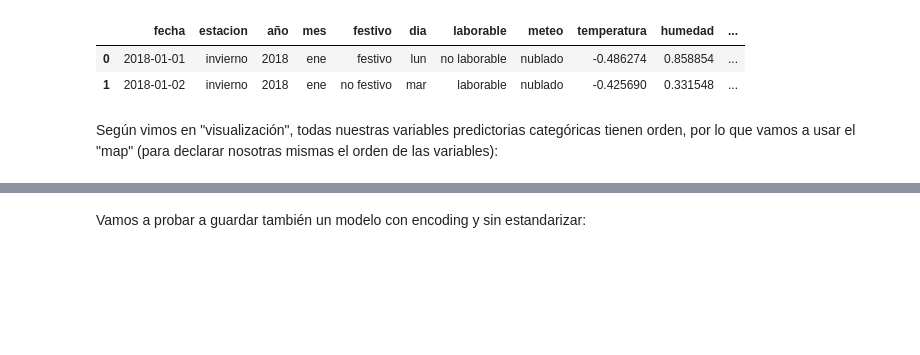
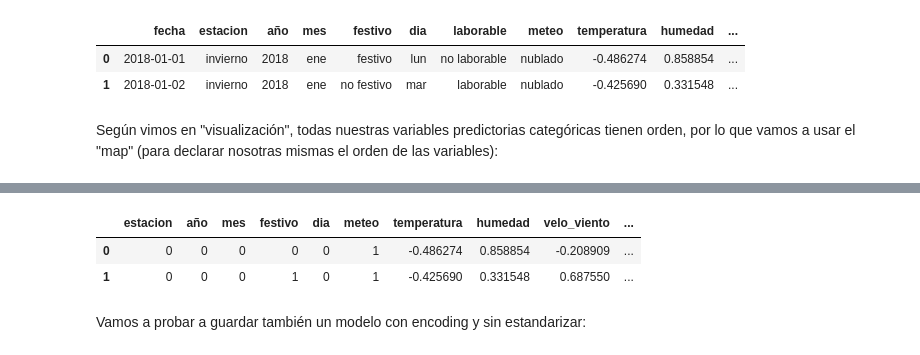
Before and after one commit to GriselleAlanis/project-da-promoE-module3-team1, a Jupyter notebook: Modelo_1_registrados/Encoding_reg.ipynb, the cells around one changed output, grey strips where cells are left out. Cells and saved outputs as stored; diff of their text form; code cells hidden in the pictures; blank space fills up the shorter version.

```diff
--- a/Modelo_1_registrados/Encoding_reg.ipynb
+++ b/Modelo_1_registrados/Encoding_reg.ipynb
@@ -89 +102,9 @@ df.sample(2)
+# %%
+df_final.drop("laborable", axis= 1, inplace= True)
+# %%
+df_final.head(2)
+# %% [output]
+|  | estacion | año | mes | festivo | dia | meteo | temperatura | humedad | velo_viento | ... |
+| 0 | 0 | 0 | 0 | 0 | 0 | 1 | -0.486274 | 0.858854 | -0.208909 | ... |
+| 1 | 0 | 0 | 0 | 1 | 0 | 1 | -0.425690 | 0.331548 | 0.687550 | ... |
 # %%
```
Also changed, not shown: parts of 11 cells of this notebook, 9 other files.
